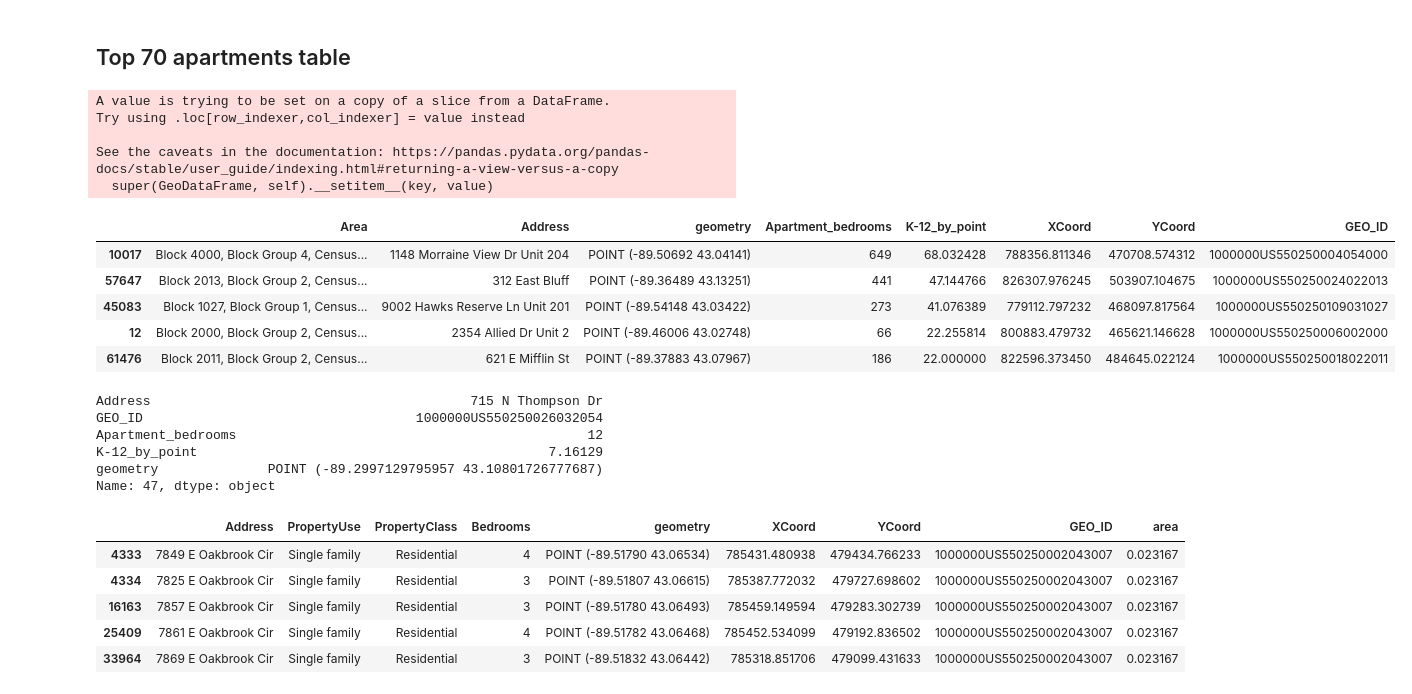
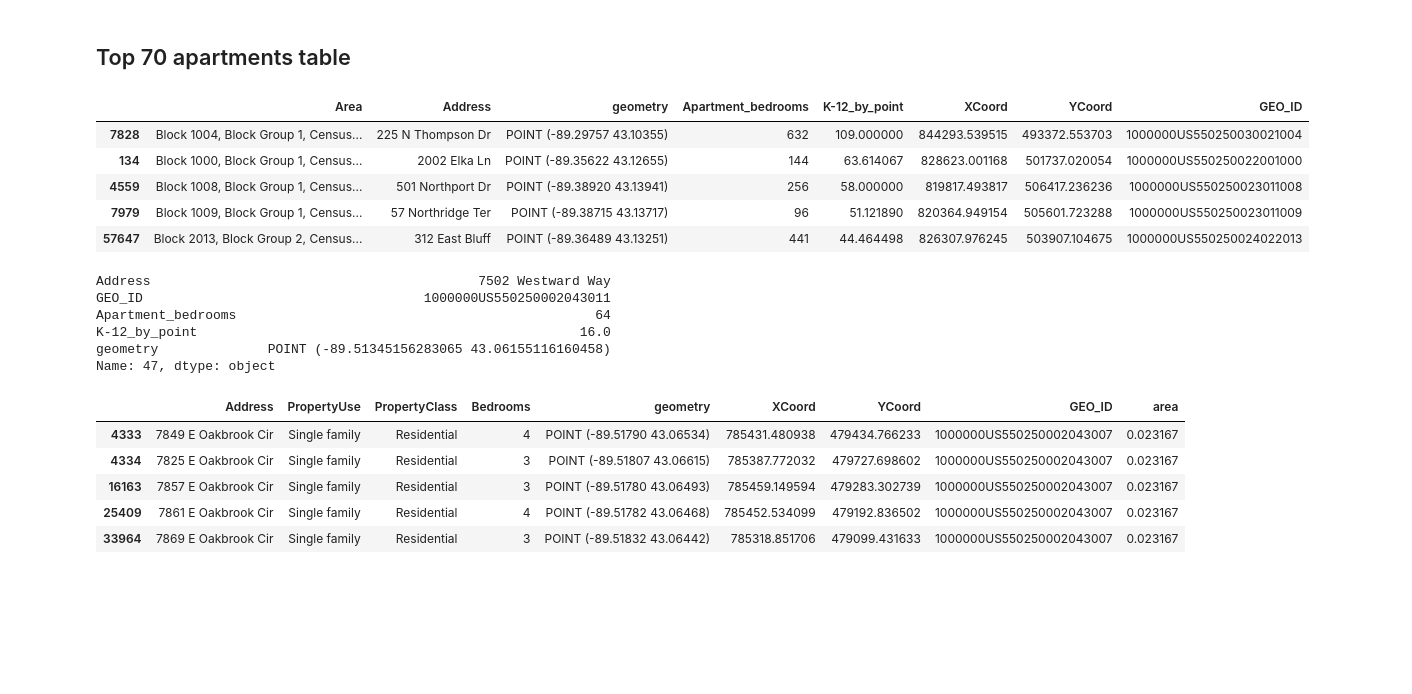
Before and after one commit to wesley0628/Internet-Access-Analysis, a Jupyter notebook: Internet_Access.ipynb, the cells around one changed output. Saved outputs shown, nothing was run; the diff lists cells and outputs as text; code cells hidden in the pictures; blank space fills up the shorter version.

```diff
--- a/Internet_Access.ipynb
+++ b/Internet_Access.ipynb
@@ -242,3 +249,21 @@ print(model1["lr"].coef_[1] / model1["lr"].coef_[0])
 # %% [output]
 4.383149098503588
 [figure]
+# %%
+# adjust the k-12 estimation using the new model
+total = model1["lr"].coef_[0] + model1["lr"].coef_[1]
+apt_pro = model1["lr"].coef_[0]
+house_pro = model1["lr"].coef_[1]
+ratio = model1["lr"].coef_[1] / model1["lr"].coef_[0]
+result["BlockTotal_for_calculate"] = result["Apartment_bedroom"] + ratio * result["House_bedroom"]
+estimator = result[["GEO_ID", "BlockTotal_for_calculate"]]
+estimator_dict = dict(zip(estimator['GEO_ID'],estimator['BlockTotal_for_calculate']))
+def estimate_K12(df):
+    if df["PropertyUse"] not in ["2 Unit", "Single family", "3 To 7 Unit"]:
+        return df["Total_K-12_block"] * df["Bedrooms"]/ estimator_dict[df["GEO_ID"]]
+    if df["PropertyUse"] in ["2 Unit", "Single family", "3 To 7 Unit"]:
+        return df["Total_K-12_block"] * df["Bedrooms"]/ estimator_dict[df["GEO_ID"]] * ratio
+
+
+K12_df["K12_est"] = K12_df.apply(lambda  r:estimate_K12(r), axis=1)
+K12_df
@@ -250,41 +289,35 @@ K12_df["K-12_by_point"] = K12_df.groupby(by=["XCoord", "YCoord"])["K12_est"].tra
 point_order = K12_df.sort_values(by=['K-12_by_point'], ascending=False)
 # %%
 Top_70 = K12_df
-Top_70 = Top_70[(Top_70["PropertyUse"] == "Condominium") | (Top_70["PropertyUse"] == "2 unit Apartment")
-                                   | (Top_70["PropertyUse"] == "3 unit Apartment") | (Top_70["PropertyUse"] == "4 unit Apartment")
-                                   | (Top_70["PropertyUse"] == "5 unit Apartment") | (Top_70["PropertyUse"] == "6 unit Apartment")
-                                   | (Top_70["PropertyUse"] == "7 unit Apartment")]
+Top_70 = Top_70[Top_70["PropertyUse"] != "2 Unit"]
+Top_70 = Top_70[Top_70["PropertyUse"] != "Single family"]
+Top_70 = Top_70[Top_70["PropertyUse"] != "3 To 7 Unit"]
 Top_70["Apartment_bedrooms"] = Top_70.groupby(["XCoord", "YCoord"]).Bedrooms.transform(sum)
 Top_70 = Top_70.drop_duplicates("geometry")
 Top_70 = Top_70.sort_values(by=['K-12_by_point'], ascending=False)
 Top_70 = Top_70[:70]
 Top_70 = Top_70[["Area", "Address", "geometry", "Apartment_bedrooms", "K-12_by_point", "XCoord", "YCoord", "GEO_ID"]]
 total_70 = Top_70[["Address", "Apartment_bedrooms", "K-12_by_point"]]
 total_70.to_csv("Top70_Apartments.csv", index = False)
 Top_70.head()
 # %% [output]
-A value is trying to be set on a copy of a slice from a DataFrame.
-Try using .loc[row_indexer,col_indexer] = value instead
-
-See the caveats in the documentation: https://pandas.pydata.org/pandas-docs/stable/user_guide/indexing.html#returning-a-view-versus-a-copy
-  super(GeoDataFrame, self).__setitem__(key, value)
 |  | Area | Address | geometry | Apartment_bedrooms | K-12_by_point | XCoord | YCoord | GEO_ID |
-| 10017 | Block 4000, Block Group 4, Census... | 1148 Morraine View Dr Unit 204 | POINT (-89.50692 43.04141) | 649 | 68.032428 | 788356.811346 | 470708.574312 | 1000000US550250004054000 |
-| 57647 | Block 2013, Block Group 2, Census... | 312 East Bluff | POINT (-89.36489 43.13251) | 441 | 47.144766 | 826307.976245 | 503907.104675 | 1000000US550250024022013 |
-| 45083 | Block 1027, Block Group 1, Census... | 9002 Hawks Reserve Ln Unit 201 | POINT (-89.54148 43.03422) | 273 | 41.076389 | 779112.797232 | 468097.817564 | 1000000US550250109031027 |
-| 12 | Block 2000, Block Group 2, Census... | 2354 Allied Dr Unit 2 | POINT (-89.46006 43.02748) | 66 | 22.255814 | 800883.479732 | 465621.146628 | 1000000US550250006002000 |
-| 61476 | Block 2011, Block Group 2, Census... | 621 E Mifflin St | POINT (-89.37883 43.07967) | 186 | 22.000000 | 822596.373450 | 484645.022124 | 1000000US550250018022011 |
+| 7828 | Block 1004, Block Group 1, Census... | 225 N Thompson Dr | POINT (-89.29757 43.10355) | 632 | 109.000000 | 844293.539515 | 493372.553703 | 1000000US550250030021004 |
+| 134 | Block 1000, Block Group 1, Census... | 2002 Elka Ln | POINT (-89.35622 43.12655) | 144 | 63.614067 | 828623.001168 | 501737.020054 | 1000000US550250022001000 |
+| 4559 | Block 1008, Block Group 1, Census... | 501 Northport Dr | POINT (-89.38920 43.13941) | 256 | 58.000000 | 819817.493817 | 506417.236236 | 1000000US550250023011008 |
+| 7979 | Block 1009, Block Group 1, Census... | 57 Northridge Ter | POINT (-89.38715 43.13717) | 96 | 51.121890 | 820364.949154 | 505601.723288 | 1000000US550250023011009 |
+| 57647 | Block 2013, Block Group 2, Census... | 312 East Bluff | POINT (-89.36489 43.13251) | 441 | 44.464498 | 826307.976245 | 503907.104675 | 1000000US550250024022013 |
 # %%
 Top_70 = Top_70.reset_index()
 Top_70 = Top_70[["Address", "GEO_ID", "Apartment_bedrooms", "K-12_by_point", "geometry"]]
 # %%
 Top_70.iloc[47]
 # %% [output]
-Address                                         715 N Thompson Dr
-GEO_ID                                   1000000US550250026032054
-Apartment_bedrooms                                             12
-K-12_by_point                                             7.16129
-geometry              POINT (-89.2997129795957 43.10801726777687)
+Address                                          7502 Westward Way
+GEO_ID                                    1000000US550250002043011
+Apartment_bedrooms                                              64
+K-12_by_point                                                 16.0
+geometry              POINT (-89.51345156283065 43.06155116160458)
 Name: 47, dtype: object
 # %%
 # pd.set_option('display.max_rows', None)
```
Also changed, not shown: parts of 5 cells of this notebook, 2 other files.
